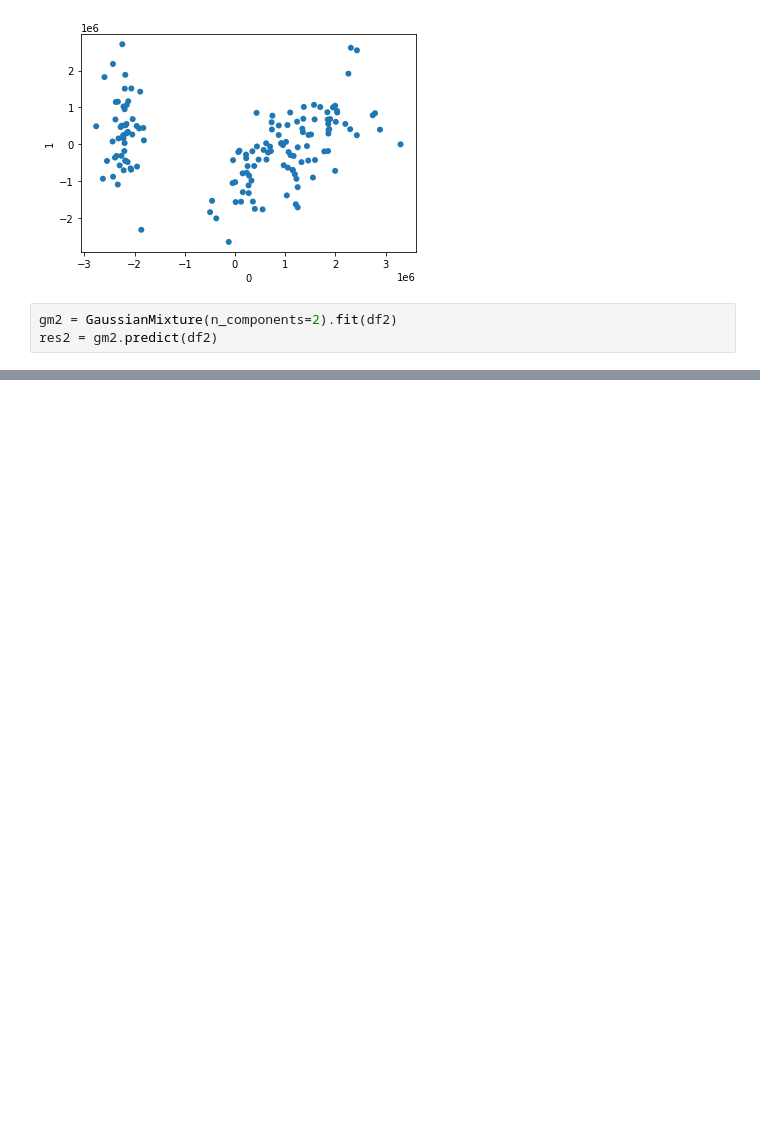
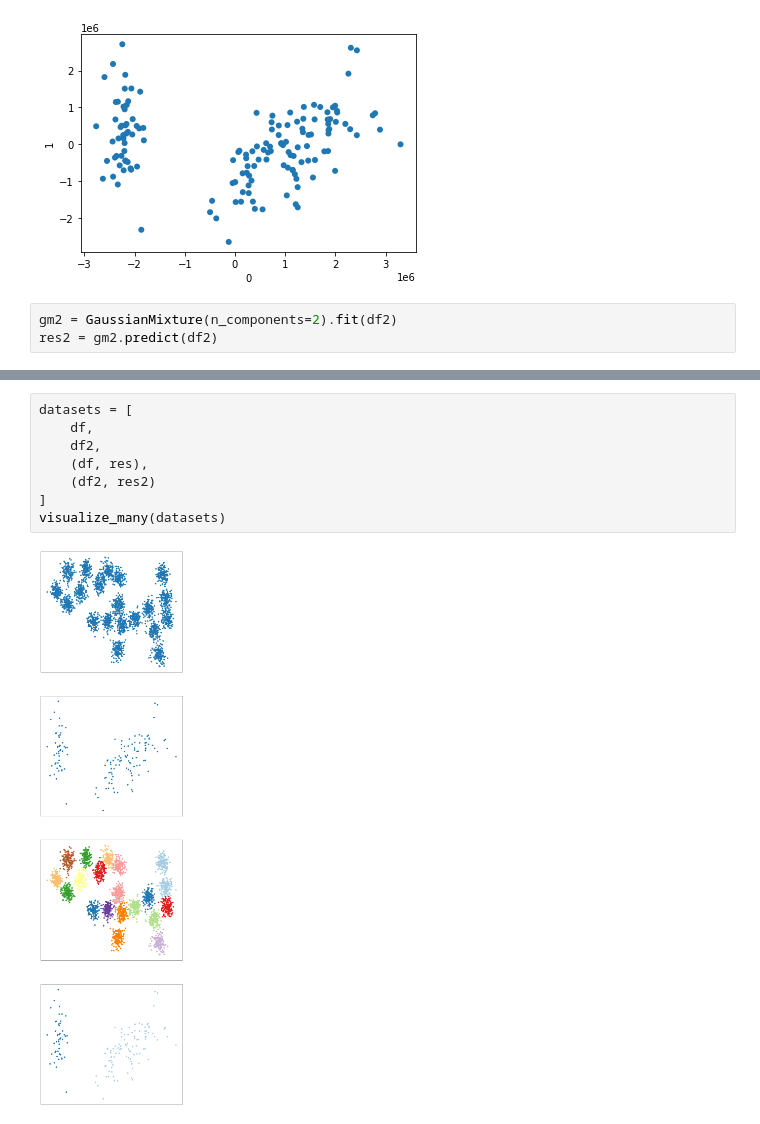
Before and after one commit to mdronski/agh-um-gaussian-mixture-models, a Jupyter notebook: notebooks/visualize_demo.ipynb, the cells around one changed output, grey strips where cells are left out. Cells and saved outputs as stored; diff of their text form; blank space fills up the shorter version.

Commit message:
Add visualization for multiple datasets

```diff
--- a/notebooks/visualize_demo.ipynb
+++ b/notebooks/visualize_demo.ipynb
@@ -50,0 +48,10 @@ visualize(df2, res2)
+# %%
+datasets = [
+    df,
+    df2,
+    (df, res),
+    (df2, res2)
+]
+visualize_many(datasets)
+# %% [output]
+[figure, added]
```
Also changed, not shown: parts of 3 cells of this notebook, 1 other file.
